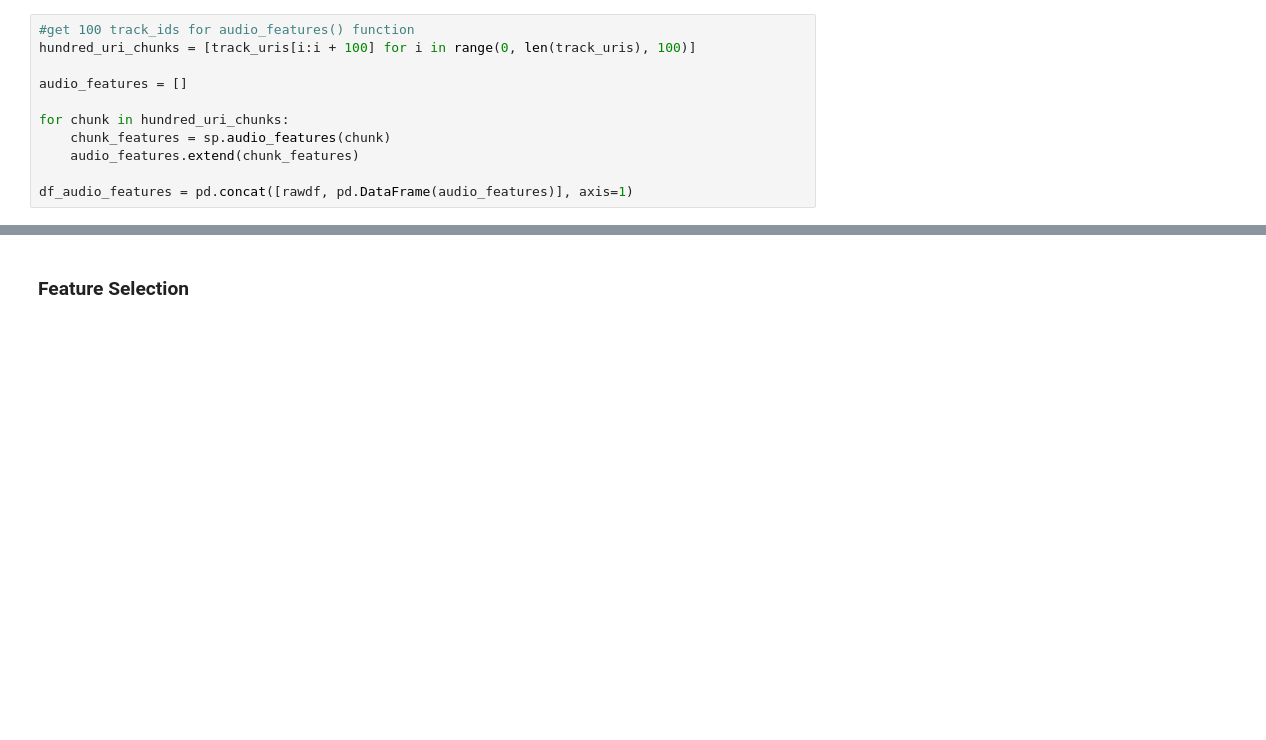
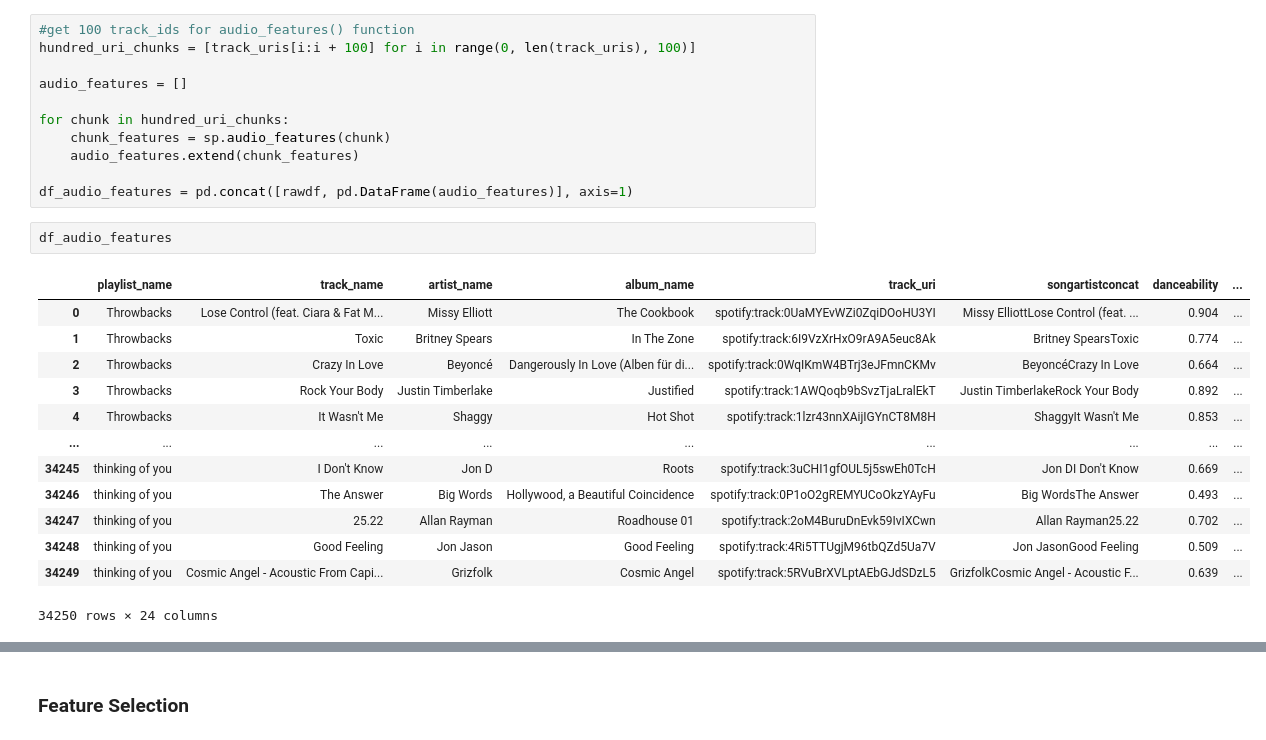
Before and after one commit to kangelaa/music-rec-system, a Jupyter notebook: pipeline1.ipynb, the cells around one changed output, grey strips where cells are left out. Cells and saved outputs as stored; diff of their text form; blank space fills up the shorter version.

```diff
--- a/pipeline1.ipynb
+++ b/pipeline1.ipynb
@@ -215,6 +132,22 @@ for chunk in hundred_uri_chunks:
     audio_features.extend(chunk_features)
 
 df_audio_features = pd.concat([rawdf, pd.DataFrame(audio_features)], axis=1)
+# %%
+df_audio_features
+# %% [output]
+|  | playlist_name | track_name | artist_name | album_name | track_uri | songartistconcat | danceability | ... |
+| 0 | Throwbacks | Lose Control (feat. Ciara & Fat M... | Missy Elliott | The Cookbook | spotify:track:0UaMYEvWZi0ZqiDOoHU3YI | Missy ElliottLose Control (feat. ... | 0.904 | ... |
+| 1 | Throwbacks | Toxic | Britney Spears | In The Zone | spotify:track:6I9VzXrHxO9rA9A5euc8Ak | Britney SpearsToxic | 0.774 | ... |
+| 2 | Throwbacks | Crazy In Love | Beyoncé | Dangerously In Love (Alben für di... | spotify:track:0WqIKmW4BTrj3eJFmnCKMv | BeyoncéCrazy In Love | 0.664 | ... |
+| 3 | Throwbacks | Rock Your Body | Justin Timberlake | Justified | spotify:track:1AWQoqb9bSvzTjaLralEkT | Justin TimberlakeRock Your Body | 0.892 | ... |
+| 4 | Throwbacks | It Wasn't Me | Shaggy | Hot Shot | spotify:track:1lzr43nnXAijIGYnCT8M8H | ShaggyIt Wasn't Me | 0.853 | ... |
+| ... | ... | ... | ... | ... | ... | ... | ... | ... |
+| 34245 | thinking of you | I Don't Know | Jon D | Roots | spotify:track:3uCHI1gfOUL5j5swEh0TcH | Jon DI Don't Know | 0.669 | ... |
+| 34246 | thinking of you | The Answer | Big Words | Hollywood, a Beautiful Coincidence | spotify:track:0P1oO2gREMYUCoOkzYAyFu | Big WordsThe Answer | 0.493 | ... |
+| 34247 | thinking of you | 25.22 | Allan Rayman | Roadhouse 01 | spotify:track:2oM4BuruDnEvk59IvIXCwn | Allan Rayman25.22 | 0.702 | ... |
+| 34248 | thinking of you | Good Feeling | Jon Jason | Good Feeling | spotify:track:4Ri5TTUgjM96tbQZd5Ua7V | Jon JasonGood Feeling | 0.509 | ... |
+| 34249 | thinking of you | Cosmic Angel - Acoustic From Capi... | Grizfolk | Cosmic Angel | spotify:track:5RVuBrXVLptAEbGJdSDzL5 | GrizfolkCosmic Angel - Acoustic F... | 0.639 | ... |
+34250 rows × 24 columns
 # %%
 #get 50 track_ids at a time for tracks(),
 fifty_uri_chunks = [track_uris[i:i + 50] for i in range(0, len(track_uris), 50)]
```
Also changed, not shown: parts of 65 cells of this notebook.
